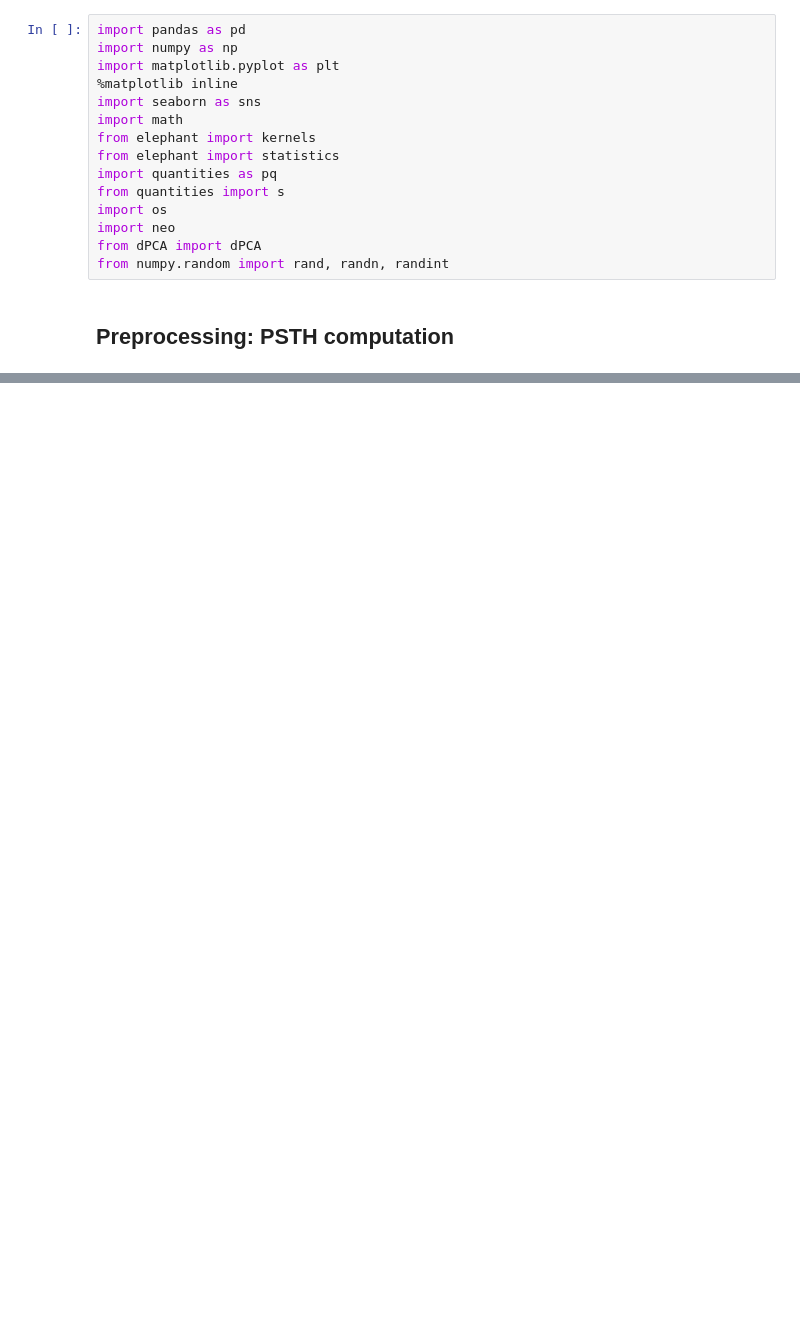
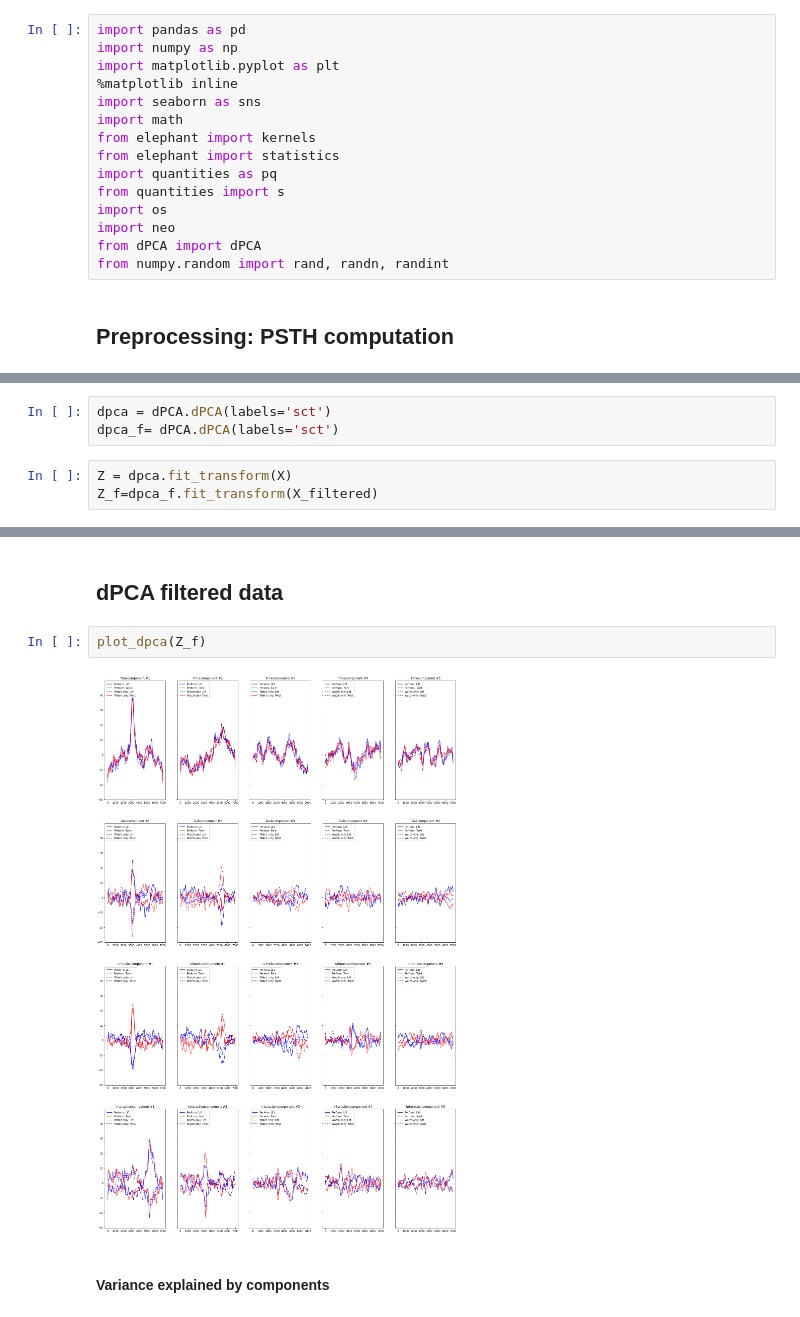
Before and after one commit to AnasMachraoui/Mirror-Neurons, a Jupyter notebook: mirror.ipynb, the cells around one changed output, grey strips where cells are left out. Saved outputs shown, nothing was run; the diff lists cells and outputs as text; blank space fills up the shorter version.

```diff
--- a/mirror.ipynb
+++ b/mirror.ipynb
@@ -280,0 +135,6 @@ for index in a:
+# %%
+dpca = dPCA.dPCA(labels='sct')
+dpca_f= dPCA.dPCA(labels='sct')
+# %%
+Z = dpca.fit_transform(X)
+Z_f=dpca_f.fit_transform(X_filtered)
@@ -280,0 +181,8 @@ for index in a:
+# %% [markdown]
+## dPCA filtered data
+# %%
+plot_dpca(Z_f)
+# %% [output]
+[figure, added]
+# %% [markdown]
+#### Variance explained by components
```
Also changed, not shown: parts of 61 cells of this notebook.
